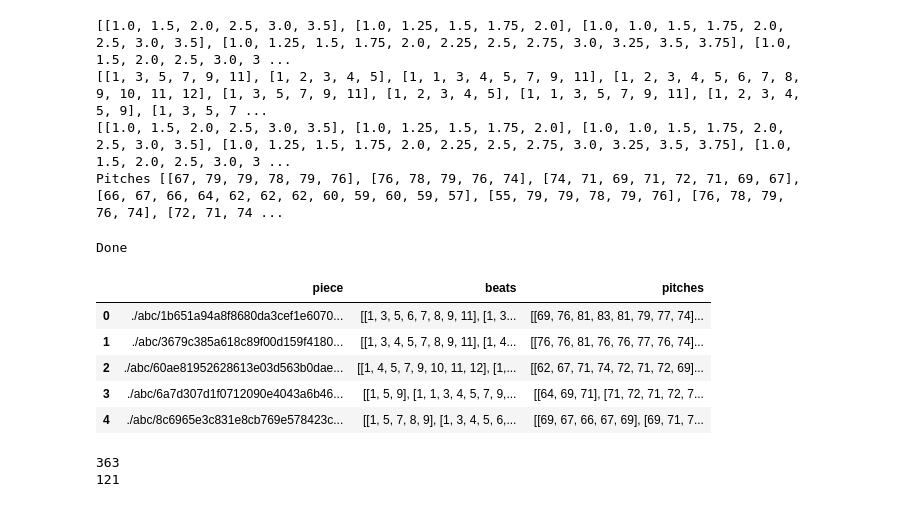
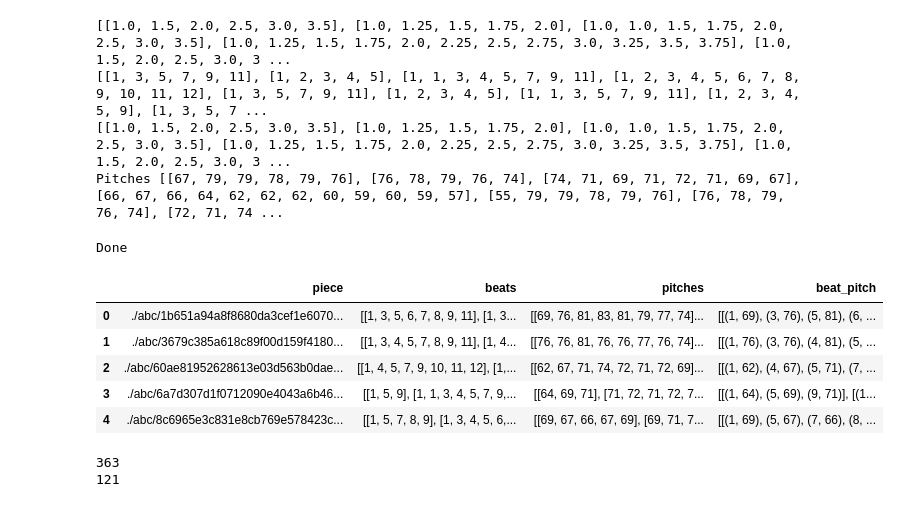
Before and after one commit to zwierski/dh-401-melody-generation-group-2, a Jupyter notebook: assignment1_copy.ipynb, the cells around one changed output. Saved outputs shown, nothing was run; the diff lists cells and outputs as text; code cells hidden in the pictures.

```diff
--- a/assignment1_copy.ipynb
+++ b/assignment1_copy.ipynb
@@ -78,7 +78,7 @@ def extractPitchArray(path):
 # %%
 # Parsing the dataset with the above function
 
-data = pd.DataFrame(columns=['piece', 'beats', 'pitches'])
+data_parse = pd.DataFrame(columns=['piece', 'beats', 'pitches', 'beat_pitch'])
 
 path = "./abc/_1814_698087.abc"
 
@@ -101,12 +101,12 @@ for name in os.listdir(directory):
         bars_pitches = []
 
     if ((bars_beats != []) & (bars_pitches != [])): # not adding unparsed pieces to dataframe
-        data.loc[len(data)] = [path, bars_beats, bars_pitches]
+        data_parse.loc[len(data_parse)] = [path, bars_beats, bars_pitches, []]
 
 
 print(f"{pieces} pieces were analysed.")
 
-print(f"{len(data)} pieces were correctly parsed.")
+print(f"{len(data_parse)} pieces were correctly parsed.")
 # %% [output]
 599 pieces were analysed.
 484 pieces were correctly parsed.
@@ -148,22 +148,33 @@ print("Pitches", data[data['piece'] == './abc/Pollonesse_ur_Andreas_Dahlgrens_no
 Pitches [[67, 79, 79, 78, 79, 76], [76, 78, 79, 76, 74], [74, 71, 69, 71, 72, 71, 69, 67], [66, 67, 66, 64, 62, 62, 62, 60, 59, 60, 59, 57], [55, 79, 79, 78, 79, 76], [76, 78, 79, 76, 74], [72, 71, 74 ...
 # %%
 # Using the mapping function on every piece
-data_mapped = data.copy()
+data_mapped = data_parse.copy()
 
 for _, d in data_mapped.iterrows():
     d['beats'] = map_beats(d['beats'])
 
+    notes = d['beats']
+    pitches = d['pitches']
+
+    tuples_note_pitch = []
+    for j in range(len(notes)):
+        bar_j = []
+        for k in range(len(notes[j])):
+            bar_j.append((notes[j][k], pitches[j][k]))
+        tuples_note_pitch.append(bar_j)
+    d['beat_pitch'] = tuples_note_pitch
+
 print("Done")
 
 data_mapped.head() # our dataframe for the model!
 # %% [output]
 Done
-|  | piece | beats | pitches |
-| 0 | ./abc/1b651a94a8f8680da3cef1e6070... | [[1, 3, 5, 6, 7, 8, 9, 11], [1, 3... | [[69, 76, 81, 83, 81, 79, 77, 74]... |
-| 1 | ./abc/3679c385a618c89f00d159f4180... | [[1, 3, 4, 5, 7, 8, 9, 11], [1, 4... | [[76, 76, 81, 76, 76, 77, 76, 74]... |
-| 2 | ./abc/60ae81952628613e03d563b0dae... | [[1, 4, 5, 7, 9, 10, 11, 12], [1,... | [[62, 67, 71, 74, 72, 71, 72, 69]... |
-| 3 | ./abc/6a7d307d1f0712090e4043a6b46... | [[1, 5, 9], [1, 1, 3, 4, 5, 7, 9,... | [[64, 69, 71], [71, 72, 71, 72, 7... |
-| 4 | ./abc/8c6965e3c831e8cb769e578423c... | [[1, 5, 7, 8, 9], [1, 3, 4, 5, 6,... | [[69, 67, 66, 67, 69], [69, 71, 7... |
+|  | piece | beats | pitches | beat_pitch |
+| 0 | ./abc/1b651a94a8f8680da3cef1e6070... | [[1, 3, 5, 6, 7, 8, 9, 11], [1, 3... | [[69, 76, 81, 83, 81, 79, 77, 74]... | [[(1, 69), (3, 76), (5, 81), (6, ... |
+| 1 | ./abc/3679c385a618c89f00d159f4180... | [[1, 3, 4, 5, 7, 8, 9, 11], [1, 4... | [[76, 76, 81, 76, 76, 77, 76, 74]... | [[(1, 76), (3, 76), (4, 81), (5, ... |
+| 2 | ./abc/60ae81952628613e03d563b0dae... | [[1, 4, 5, 7, 9, 10, 11, 12], [1,... | [[62, 67, 71, 74, 72, 71, 72, 69]... | [[(1, 62), (4, 67), (5, 71), (7, ... |
+| 3 | ./abc/6a7d307d1f0712090e4043a6b46... | [[1, 5, 9], [1, 1, 3, 4, 5, 7, 9,... | [[64, 69, 71], [71, 72, 71, 72, 7... | [[(1, 64), (5, 69), (9, 71)], [(1... |
+| 4 | ./abc/8c6965e3c831e8cb769e578423c... | [[1, 5, 7, 8, 9], [1, 3, 4, 5, 6,... | [[69, 67, 66, 67, 69], [69, 71, 7... | [[(1, 69), (5, 67), (7, 66), (8, ... |
 # %%
 # Splitting the data into train and test
 from sklearn.model_selection import train_test_split
```
Also changed, not shown: parts of 5 cells of this notebook, 2 other files.
